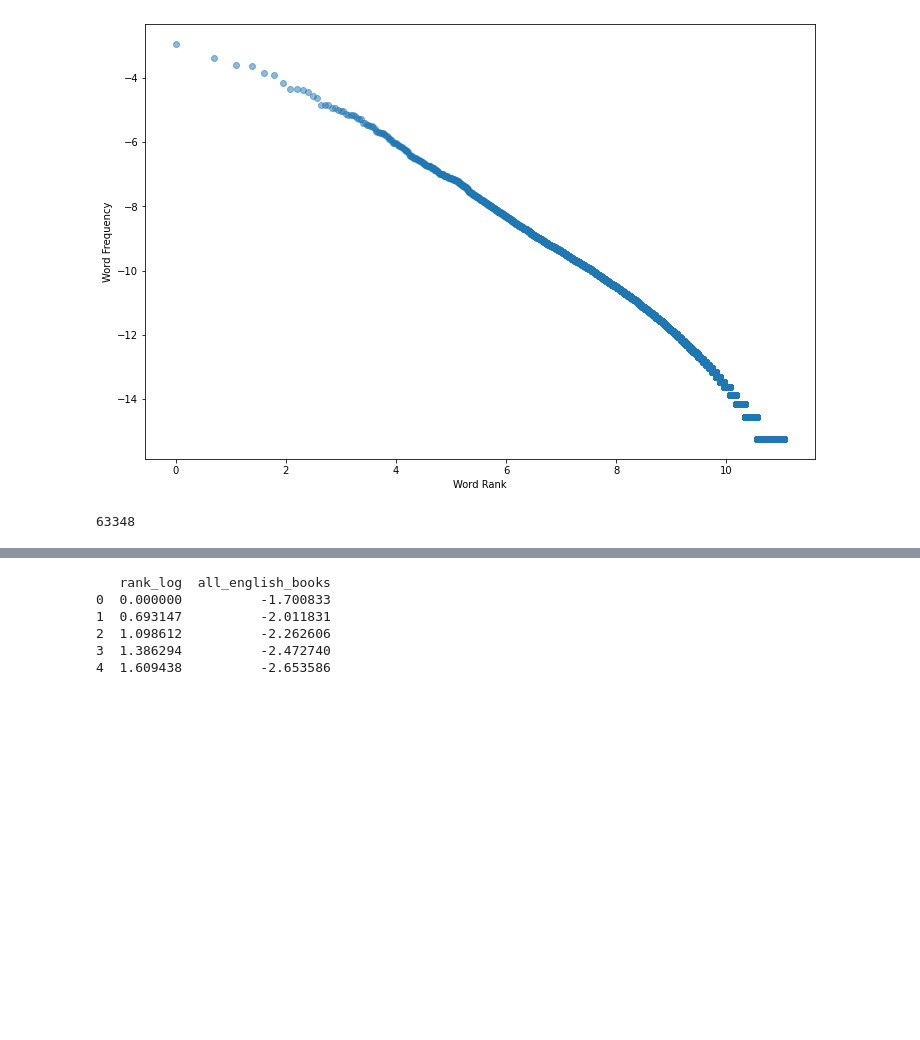
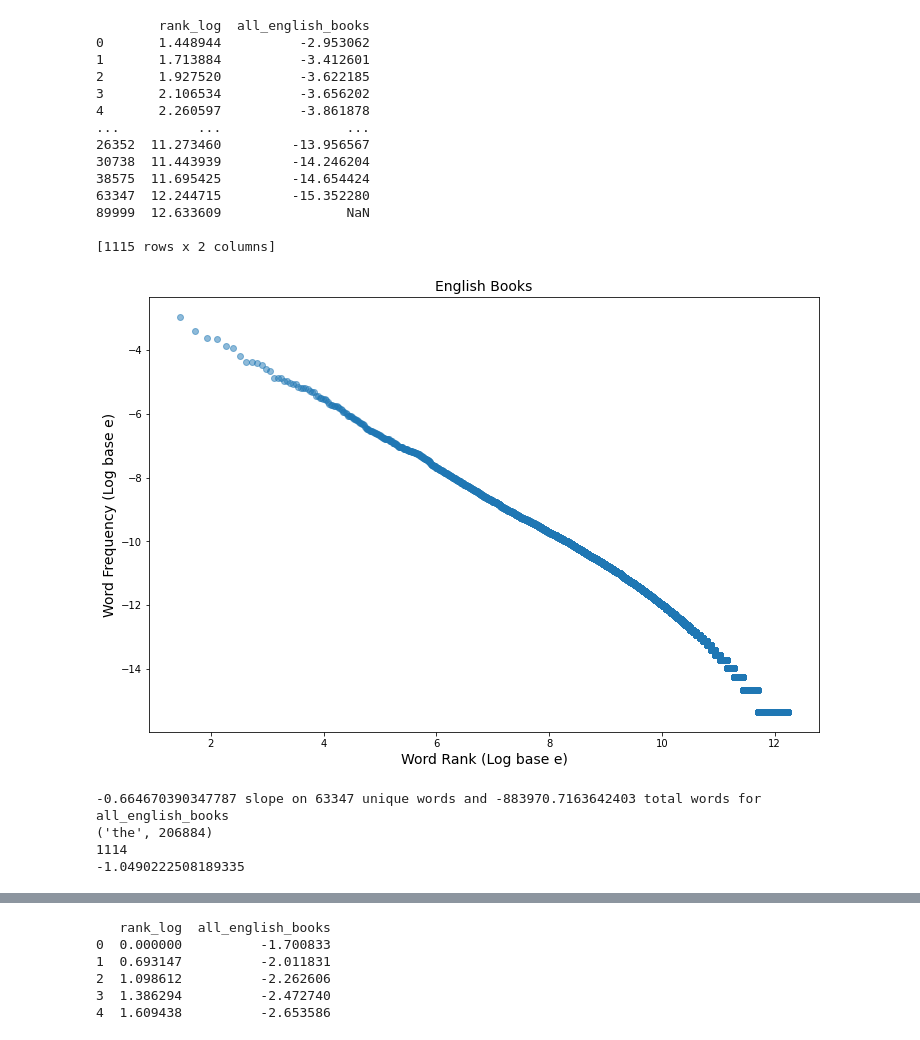
Before and after one commit to ccmerry/voynich_manuscript_text_analysis, a Jupyter notebook: book_analysis.ipynb, the cells around one changed output, grey strips where cells are left out. Drawn from its saved outputs; the diff is of its cells as text; code cells hidden in the pictures; blank space fills up the shorter version.

```diff
--- a/book_analysis.ipynb
+++ b/book_analysis.ipynb
@@ -190,9 +226,9 @@ def new_common_df(book_dictionary, max_word = 30000):
     log_name_list = []
     for r in column_name_list:
         #exp_rank_num = z_law_math(r)
-        #exp_rank_num = (1/((r+1)**1))
-        #log_name_list.append(math.log(exp_rank_num))
-        log_name_list.append(math.log(r))
+        exp_rank_num = (((r+2.7)**1.1))
+        #log_name_list.append(exp_rank_num)
+        log_name_list.append(math.log(exp_rank_num,2.7))
 
     column_name = ['rank_log']
     cmn_word_df = pd.DataFrame(columns=column_name)
@@ -219,10 +255,11 @@ def new_common_df(book_dictionary, max_word = 30000):
                 if item[0] not in false_word:
                     if word_rank < total_words:
                         exp_rank_num = item[1] / book_total_words
+                        #exp_rank_num = item[1]
                         #exp_rank_num = item[1] * math.log()
                         #fretwo.append(math.log(exp_rank_num))
                         #fretwo.append(z_law_math(item[1]))
-                        fretwo.append(math.log(exp_rank_num ))
+                        fretwo.append(math.log(exp_rank_num,2.7))
                         if (item[1]*run) > max_fre:
                             max_fre = item[1]*run
                         run = run + 1
@@ -284,7 +336,8 @@ def zipf_df(token_numbers,word_counts_df):
         #exp_rank_num = z_law_math(r)
         #exp_rank_num = (1/((r+1)**1))
         #log_name_list.append(math.log(exp_rank_num))
-        log_name_list.append(math.log(r))
+        exp_rank_num = (((r+2.7)**1.1))
+        log_name_list.append(math.log(exp_rank_num,2.7))
 
     column_name = ['rank_log']
     exp_word_df = pd.DataFrame(columns=column_name)
@@ -296,18 +349,20 @@ def zipf_df(token_numbers,word_counts_df):
         #total_words = total_u_words
         total_u_words = word_counts_df[b].count()
         book_exp_list = []
-
+        top_word = Counter(token_numbers[b]).most_common(1)[0]
+        print(top_word)
         book_df_header = [b]
         single_book_df = pd.DataFrame(columns=book_df_header)
 
-        for x in range(total_words):
+        for x in range(total_u_words):
             exp_rank_num = z_law_math(x)
             exp_r_n = (total_words*exp_rank_num)
             #exp_rank_num = total_words * (1/((x+2.7)**1))
             #book_exp_list.append(math.log(exp_rank_num))
             #book_exp_list.append((exp_rank_num))
             #book_exp_list.append(math.log(x+1))
-            book_exp_list.append(math.log(exp_rank_num))
+            #fretwo.append(math.log(exp_rank_num,2.7))
+            book_exp_list.append(math.log(exp_r_n,2.7)-2)
         #single_book_df[b] = book_exp_list[::-1]
         single_book_df[b] = book_exp_list
         exp_word_df = pd.concat([exp_word_df,single_book_df], axis=1)
@@ -316,19 +371,28 @@ def zipf_df(token_numbers,word_counts_df):
 def plot_exp_df(log_df, exp_df):
     plt.rcParams["figure.figsize"] = [12, 8]
     count = 0
+    for col in log_df.columns:
+        if count == 1:
+            log_df = log_df.drop_duplicates(subset=[col], keep='last')
+        count = count + 1
     max_row = log_df.iloc[:,1].count()
     print(max_row)
+    count = 0
     for col in log_df.columns:
         if count != 0:
             #plt.scatter(log_df.iloc[:,count]*-1, log_df.iloc[:,0], alpha=.5)
             plt.scatter(log_df.iloc[:,0], log_df.iloc[:,count], alpha=.5)
             #plt.scatter(log_df.iloc[:,count], log_df.iloc[:,0], alpha=.5)
-            plt.plot(exp_df.iloc[:max_row,0], exp_df.iloc[:max_row,count], color='black', linestyle='--', alpha=1, linewidth=2)
+            max_exp_row = exp_df.iloc[:,1].count()
+            plt.plot(exp_df.iloc[:max_exp_row,0], exp_df.iloc[:max_exp_row,count], color='black', linestyle='--', alpha=1, linewidth=2)
             #plt.scatter(fit_df.iloc[:,0], fit_df.iloc[:,count], alpha=.5)
+            theta, alpha = np.polyfit(log_df.iloc[:max_row,0], log_df.iloc[:max_row,count], 1)
+            print(theta)
+            plt.plot(log_df.iloc[:max_row,0], alpha + theta * log_df.iloc[:max_row,0], '-', color='black')
             #plt.plot(theta, alpha)
             #plt.plot(exp_df.iloc[:,0], 8 -1* exp_df.iloc[:,0], '-')
-            plt.xlabel("Log Word Rank")
-            plt.ylabel("Log Word Prob Frequency")
+            plt.xlabel("Log Word Rank (Log base e)")
+            plt.ylabel("Log Word Prob Frequency (Log base e)")
             #plt.ylim([-1, 10])
             #plt.scatter(exp_df.iloc[:,count], exp_df.iloc[:,0], alpha=.5)
             plt.show()
@@ -404,14 +850,31 @@ def spilt_corpus(split_df):
 # %%
 e_book_d = create_book_dictionary('english_books')
-e_book_df = new_common_df(e_book_d)
-new_slope(e_book_df, e_book_d)
-full_text = tokenize_dictionary(e_book_d)
+#e_book_df = new_common_df(e_book_d)
+#new_slope(e_book_df, e_book_d)
+#full_text = tokenize_dictionary(e_book_d)
 combine_test = combine_books_dictionary(e_book_d, "all_english_books")
 e_book_df = new_common_df(combine_test,90000)
-new_slope(e_book_df, combine_test,"yes")
+new_slope(e_book_df, combine_test,"yes", "English Books")
 full_text = tokenize_dictionary(combine_test)
 expected_df = zipf_df(full_text,e_book_df)
 plot_exp_df(e_book_df, expected_df)
 # %% [output]
+        rank_log  all_english_books
+0       1.448944          -2.953062
+1       1.713884          -3.412601
+2       1.927520          -3.622185
+3       2.106534          -3.656202
+4       2.260597          -3.861878
+...          ...                ...
+26352  11.273460         -13.956567
+30738  11.443939         -14.246204
+38575  11.695425         -14.654424
+63347  12.244715         -15.352280
+89999  12.633609                NaN
+
+[1115 rows x 2 columns]
-[figure, old version]
+[figure, new version]
-63348
+-0.664670390347787 slope on 63347 unique words and -883970.7163642403 total words for all_english_books
+('the', 206884)
+1114
+-1.0490222508189335
```
Also changed, not shown: parts of 68 cells of this notebook.
